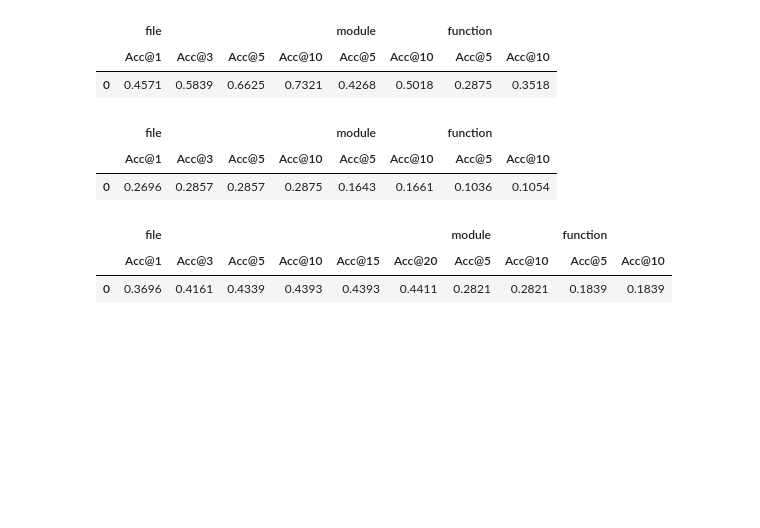
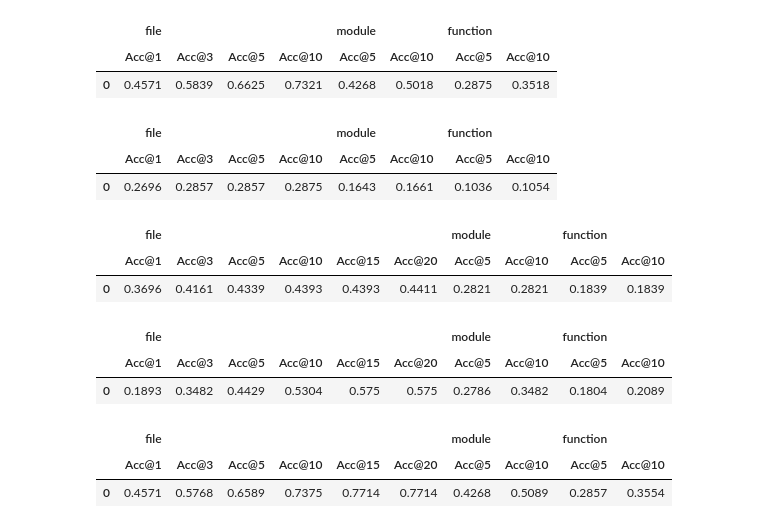
Before and after one commit to CCChz233/locbench-ir-based, a Jupyter notebook: evaluation/run_evaluation.ipynb, the cells around one changed output. Drawn from its saved outputs; the diff is of its cells as text; code cells hidden in the pictures; blank space fills up the shorter version.

```diff
--- a/evaluation/run_evaluation.ipynb
+++ b/evaluation/run_evaluation.ipynb
@@ -1120,3 +1120,57 @@ result
 |  | file |  |  |  |  |  | module |  | function |  |
 |  | Acc@1 | Acc@3 | Acc@5 | Acc@10 | Acc@15 | Acc@20 | Acc@5 | Acc@10 | Acc@5 | Acc@10 |
 | 0 | 0.3696 | 0.4161 | 0.4339 | 0.4393 | 0.4393 | 0.4411 | 0.2821 | 0.2821 | 0.1839 | 0.1839 |
+# %%
+import sys
+sys.path.append('/workspace/locbench/IR-based')
+
+from evaluation.eval_metric import evaluate_results
+
+level2key_dict = {
+    'file': 'found_files',
+    'module': 'found_modules',
+    'function': 'found_entities',
+}
+
+# 评测 LocAgent 结果（替换为你的实际输出目录）
+loc_file = '/workspace/locbench/IR-based/new_outputs/ir_function_CodeRankEmbed_768/loc_outputs.jsonl'
+dataset_path = '/workspace/locbench/IR-based/data/Loc-Bench_V1_dataset.jsonl'
+
+result = evaluate_results(
+    loc_file,
+    level2key_dict,
+    metrics=['acc'],  # 可选: ['acc', 'recall', 'ndcg', 'precision', 'map']
+    dataset_path=dataset_path
+)
+result
+# %% [output]
+|  | file |  |  |  |  |  | module |  | function |  |
+|  | Acc@1 | Acc@3 | Acc@5 | Acc@10 | Acc@15 | Acc@20 | Acc@5 | Acc@10 | Acc@5 | Acc@10 |
+| 0 | 0.1893 | 0.3482 | 0.4429 | 0.5304 | 0.575 | 0.575 | 0.2786 | 0.3482 | 0.1804 | 0.2089 |
+# %%
+import sys
+sys.path.append('/workspace/locbench/IR-based')
+
+from evaluation.eval_metric import evaluate_results
+
+level2key_dict = {
+    'file': 'found_files',
+    'module': 'found_modules',
+    'function': 'found_entities',
+}
+
+# 评测 LocAgent 结果（替换为你的实际输出目录）
+loc_file = '/workspace/locbench/IR-based/new_outputs/llamacode_CodeRankEmbed_768/loc_outputs.jsonl'
+dataset_path = '/workspace/locbench/IR-based/data/Loc-Bench_V1_dataset.jsonl'
+
+result = evaluate_results(
+    loc_file,
+    level2key_dict,
+    metrics=['acc'],  # 可选: ['acc', 'recall', 'ndcg', 'precision', 'map']
+    dataset_path=dataset_path
+)
+result
+# %% [output]
+|  | file |  |  |  |  |  | module |  | function |  |
+|  | Acc@1 | Acc@3 | Acc@5 | Acc@10 | Acc@15 | Acc@20 | Acc@5 | Acc@10 | Acc@5 | Acc@10 |
+| 0 | 0.4571 | 0.5768 | 0.6589 | 0.7375 | 0.7714 | 0.7714 | 0.4268 | 0.5089 | 0.2857 | 0.3554 |
```
Also changed, not shown: parts of 8 cells of this notebook, 32 other files.
